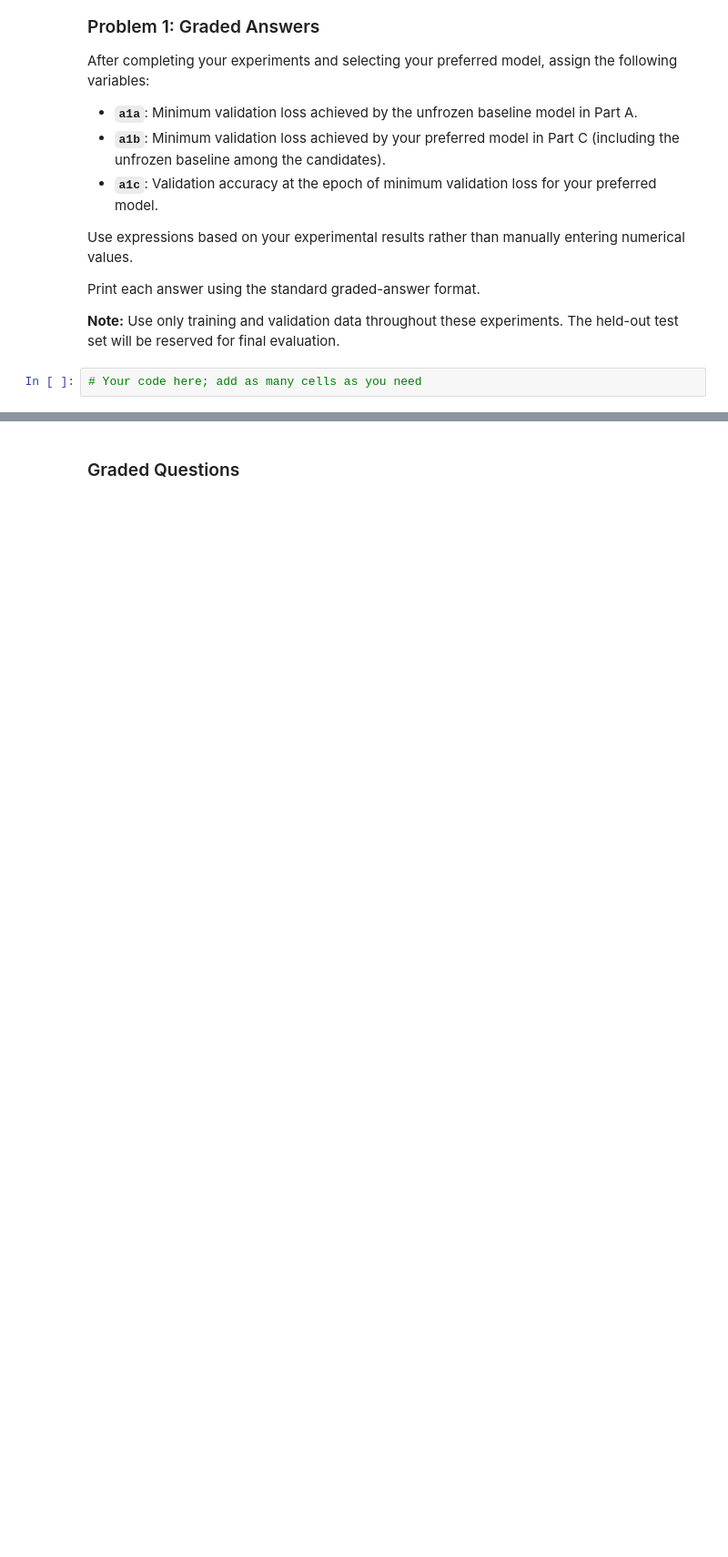
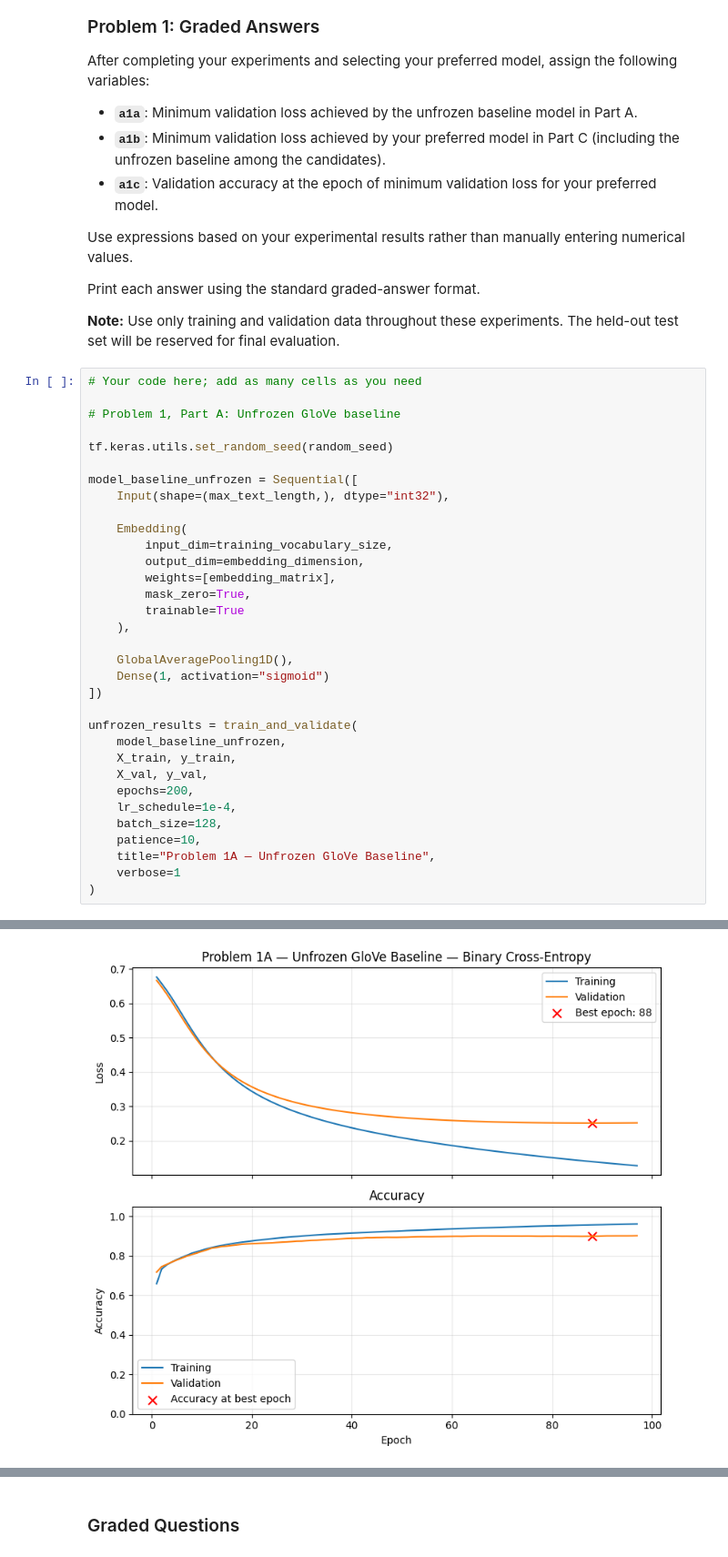
Before and after one commit to gdouek/DX703-Assignments, a Jupyter notebook: Homework_07.ipynb, the cells around one changed output, grey strips where cells are left out. Shown at 91% size. Cells and saved outputs as stored; diff of their text form; blank space fills up the shorter version.

```diff
--- a/Homework_07.ipynb
+++ b/Homework_07.ipynb
@@ -774,3 +781,35 @@ Print each answer using the standard graded-answer format.
 **Note:** Use only training and validation data throughout these experiments. The held-out test set will be reserved for final evaluation.
 # %%
 # Your code here; add as many cells as you need
+
+# Problem 1, Part A: Unfrozen GloVe baseline
+
+tf.keras.utils.set_random_seed(random_seed)
+
+model_baseline_unfrozen = Sequential([
+    Input(shape=(max_text_length,), dtype="int32"),
+
+    Embedding(
+        input_dim=training_vocabulary_size,
+        output_dim=embedding_dimension,
+        weights=[embedding_matrix],
+        mask_zero=True,
+        trainable=True
+    ),
+
+    GlobalAveragePooling1D(),
+    Dense(1, activation="sigmoid")
+])
+
+unfrozen_results = train_and_validate(
+    model_baseline_unfrozen,
+    X_train, y_train,
+    X_val, y_val,
+    epochs=200,
+    lr_schedule=1e-4,
+    batch_size=128,
+    patience=10,
+    title="Problem 1A — Unfrozen GloVe Baseline",
+    verbose=1
+)
+# %% [output]
@@ -776,0 +833 @@ Print each answer using the standard graded-answer format.
+[figure, added]
```
Also changed, not shown: parts of 26 cells of this notebook.
